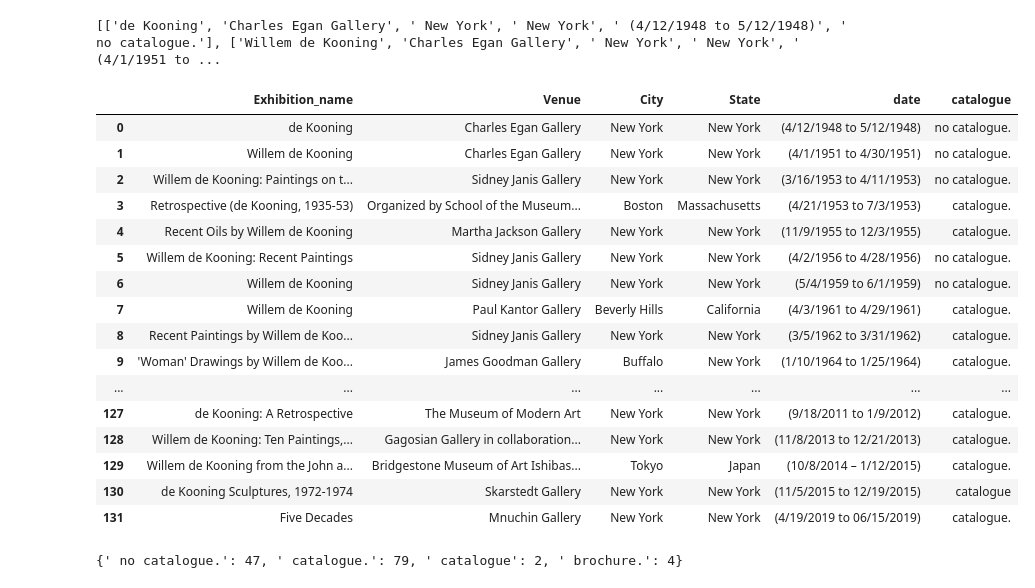
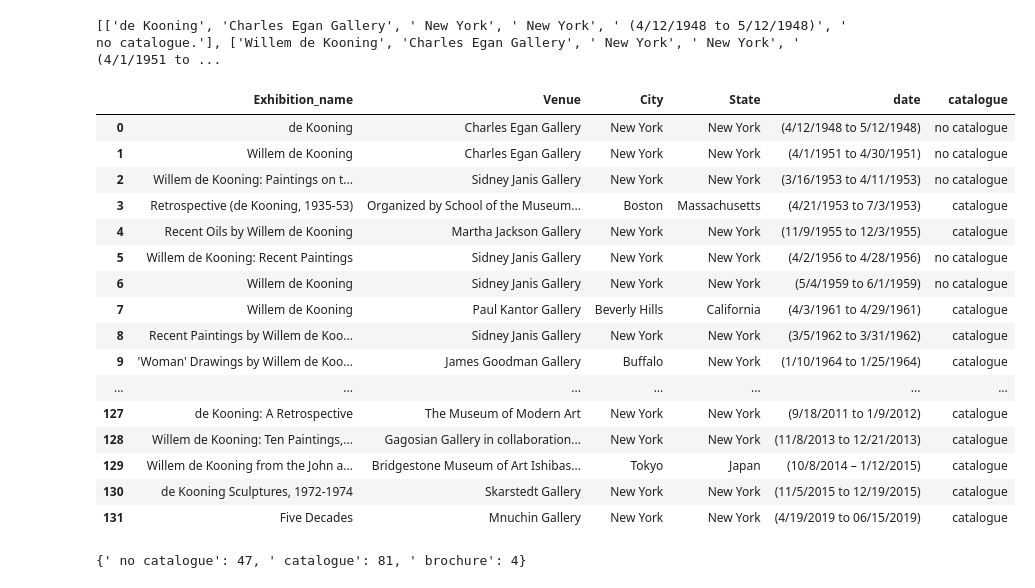
Before and after one commit to giorgiacrosilla/reputationera, a Jupyter notebook: scripts/data_analysis_and_cleaning/deKooning/exhibitions_DK.ipynb, the cells around one changed output. Saved outputs shown, nothing was run; the diff lists cells and outputs as text; code cells hidden in the pictures.

```diff
--- a/scripts/data_analysis_and_cleaning/deKooning/exhibitions_DK.ipynb
+++ b/scripts/data_analysis_and_cleaning/deKooning/exhibitions_DK.ipynb
@@ -139,49 +139,54 @@ pd.set_option('display.max_columns', None)
 exhibition = []
 venue = []
 city = []
 state = []
 date = []
 catalogue = []
 
 # Populate the lists from the data in x
 for i in new_list:
     if len(i) >= 6:
         exhibition.append(i[0])
         venue.append(i[1])
         city.append(i[2])
         state.append(i[3])
         date.append(i[4])
         catalogue.append(i[5])
 
 
 df = pd.DataFrame(columns=["Exhibition_name", "Venue", "City", 'State', 'date', 'catalogue'])
 
 df['Exhibition_name'] = exhibition
 df['Venue'] = venue
 df['City'] = city
 df['State'] = state
 df['date'] = date
 df['catalogue'] = catalogue
 
+for i, item in enumerate(df['catalogue']):
+    if "." in item:
+        x = item.split('.')
+        df.at[i, 'catalogue'] = x[0]
+
 df
 # %% [output]
 |  | Exhibition_name | Venue | City | State | date | catalogue |
-| 0 | de Kooning | Charles Egan Gallery | New York | New York | (4/12/1948 to 5/12/1948) | no catalogue. |
-| 1 | Willem de Kooning | Charles Egan Gallery | New York | New York | (4/1/1951 to 4/30/1951) | no catalogue. |
-| 2 | Willem de Kooning: Paintings on t... | Sidney Janis Gallery | New York | New York | (3/16/1953 to 4/11/1953) | no catalogue. |
-| 3 | Retrospective (de Kooning, 1935-53) | Organized by School of the Museum... | Boston | Massachusetts | (4/21/1953 to 7/3/1953) | catalogue. |
-| 4 | Recent Oils by Willem de Kooning | Martha Jackson Gallery | New York | New York | (11/9/1955 to 12/3/1955) | catalogue. |
-| 5 | Willem de Kooning: Recent Paintings | Sidney Janis Gallery | New York | New York | (4/2/1956 to 4/28/1956) | no catalogue. |
-| 6 | Willem de Kooning | Sidney Janis Gallery | New York | New York | (5/4/1959 to 6/1/1959) | no catalogue. |
-| 7 | Willem de Kooning | Paul Kantor Gallery | Beverly Hills | California | (4/3/1961 to 4/29/1961) | catalogue. |
-| 8 | Recent Paintings by Willem de Koo... | Sidney Janis Gallery | New York | New York | (3/5/1962 to 3/31/1962) | catalogue. |
-| 9 | 'Woman' Drawings by Willem de Koo... | James Goodman Gallery | Buffalo | New York | (1/10/1964 to 1/25/1964) | catalogue. |
+| 0 | de Kooning | Charles Egan Gallery | New York | New York | (4/12/1948 to 5/12/1948) | no catalogue |
+| 1 | Willem de Kooning | Charles Egan Gallery | New York | New York | (4/1/1951 to 4/30/1951) | no catalogue |
+| 2 | Willem de Kooning: Paintings on t... | Sidney Janis Gallery | New York | New York | (3/16/1953 to 4/11/1953) | no catalogue |
+| 3 | Retrospective (de Kooning, 1935-53) | Organized by School of the Museum... | Boston | Massachusetts | (4/21/1953 to 7/3/1953) | catalogue |
+| 4 | Recent Oils by Willem de Kooning | Martha Jackson Gallery | New York | New York | (11/9/1955 to 12/3/1955) | catalogue |
+| 5 | Willem de Kooning: Recent Paintings | Sidney Janis Gallery | New York | New York | (4/2/1956 to 4/28/1956) | no catalogue |
+| 6 | Willem de Kooning | Sidney Janis Gallery | New York | New York | (5/4/1959 to 6/1/1959) | no catalogue |
+| 7 | Willem de Kooning | Paul Kantor Gallery | Beverly Hills | California | (4/3/1961 to 4/29/1961) | catalogue |
+| 8 | Recent Paintings by Willem de Koo... | Sidney Janis Gallery | New York | New York | (3/5/1962 to 3/31/1962) | catalogue |
+| 9 | 'Woman' Drawings by Willem de Koo... | James Goodman Gallery | Buffalo | New York | (1/10/1964 to 1/25/1964) | catalogue |
 | ... | ... | ... | ... | ... | ... | ... |
-| 127 | de Kooning: A Retrospective | The Museum of Modern Art | New York | New York | (9/18/2011 to 1/9/2012) | catalogue. |
-| 128 | Willem de Kooning: Ten Paintings,... | Gagosian Gallery in collaboration... | New York | New York | (11/8/2013 to 12/21/2013) | catalogue. |
-| 129 | Willem de Kooning from the John a... | Bridgestone Museum of Art Ishibas... | Tokyo | Japan | (10/8/2014 – 1/12/2015) | catalogue. |
+| 127 | de Kooning: A Retrospective | The Museum of Modern Art | New York | New York | (9/18/2011 to 1/9/2012) | catalogue |
+| 128 | Willem de Kooning: Ten Paintings,... | Gagosian Gallery in collaboration... | New York | New York | (11/8/2013 to 12/21/2013) | catalogue |
+| 129 | Willem de Kooning from the John a... | Bridgestone Museum of Art Ishibas... | Tokyo | Japan | (10/8/2014 – 1/12/2015) | catalogue |
 | 130 | de Kooning Sculptures, 1972-1974 | Skarstedt Gallery | New York | New York | (11/5/2015 to 12/19/2015) | catalogue |
-| 131 | Five Decades | Mnuchin Gallery | New York | New York | (4/19/2019 to 06/15/2019) | catalogue. |
+| 131 | Five Decades | Mnuchin Gallery | New York | New York | (4/19/2019 to 06/15/2019) | catalogue |
 # %%
 count_dict = {}
 for element in df['catalogue']:
@@ -192,4 +197,4 @@ for element in df['catalogue']:
 
 print(count_dict)
 # %% [output]
-{' no catalogue.': 47, ' catalogue.': 79, ' catalogue': 2, ' brochure.': 4}
+{' no catalogue': 47, ' catalogue': 81, ' brochure': 4}
```
Also changed, not shown: parts of 2 cells of this notebook.
